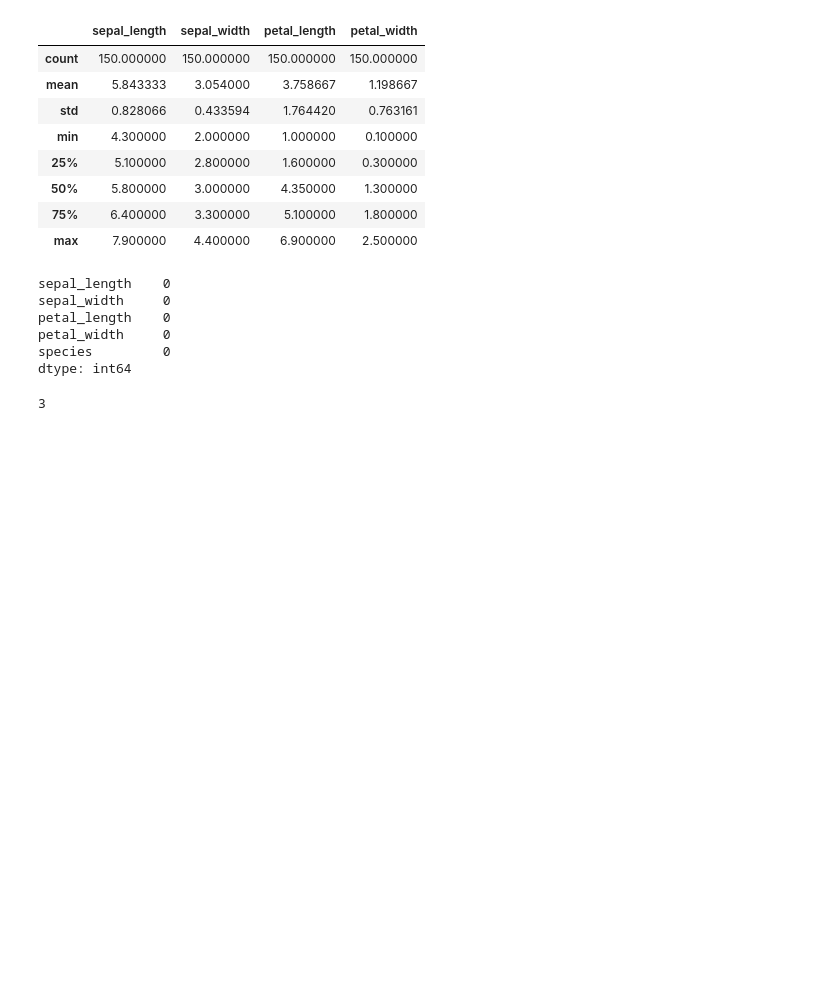
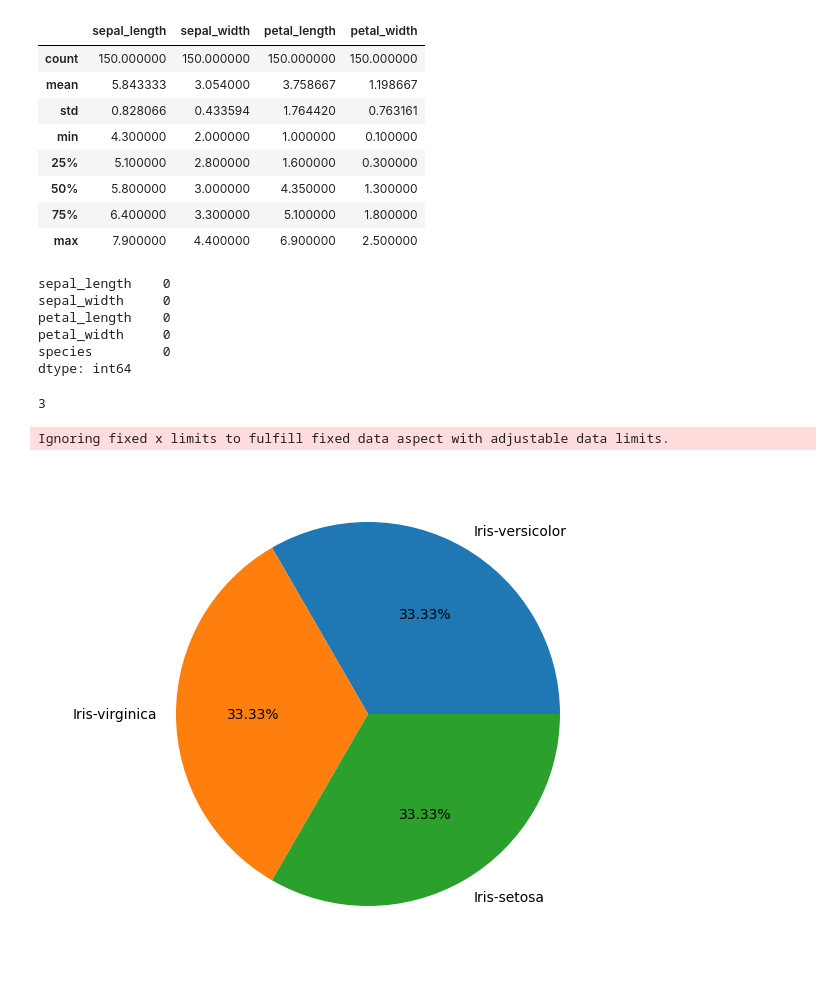
Before and after one commit to Sherinpour/ML-Projects, a Jupyter notebook: IRIS Flower Classification/irisFlower.ipynb, the cells around one changed output. Cells and saved outputs as stored; diff of their text form; code cells hidden in the pictures; blank space fills up the shorter version.

```diff
--- a/IRIS Flower Classification/irisFlower.ipynb
+++ b/IRIS Flower Classification/irisFlower.ipynb
@@ -63,3 +64,14 @@ df.duplicated().sum()
 num_versicolor = len(df[df['species'] == 'Iris-versicolor'])
 num_virginica = len(df[df['species'] == 'Iris-virginica'])
 num_setosa = len(df[df['species'] == 'Iris-setosa'])
+# %%
+fig = plt.figure()
+ax = fig.add_axes([0,0,1,1])
+ax.axis('equal')
+l= ["Iris-versicolor", "Iris-virginica", "Iris-setosa"]
+s = [num_versicolor, num_virginica, num_setosa]
+ax.pie(s, labels=l, autopct='%1.2f%%')
+plt.show()
+# %% [output]
+Ignoring fixed x limits to fulfill fixed data aspect with adjustable data limits.
+[figure, added]
```
Also changed, not shown: parts of 14 cells of this notebook.
